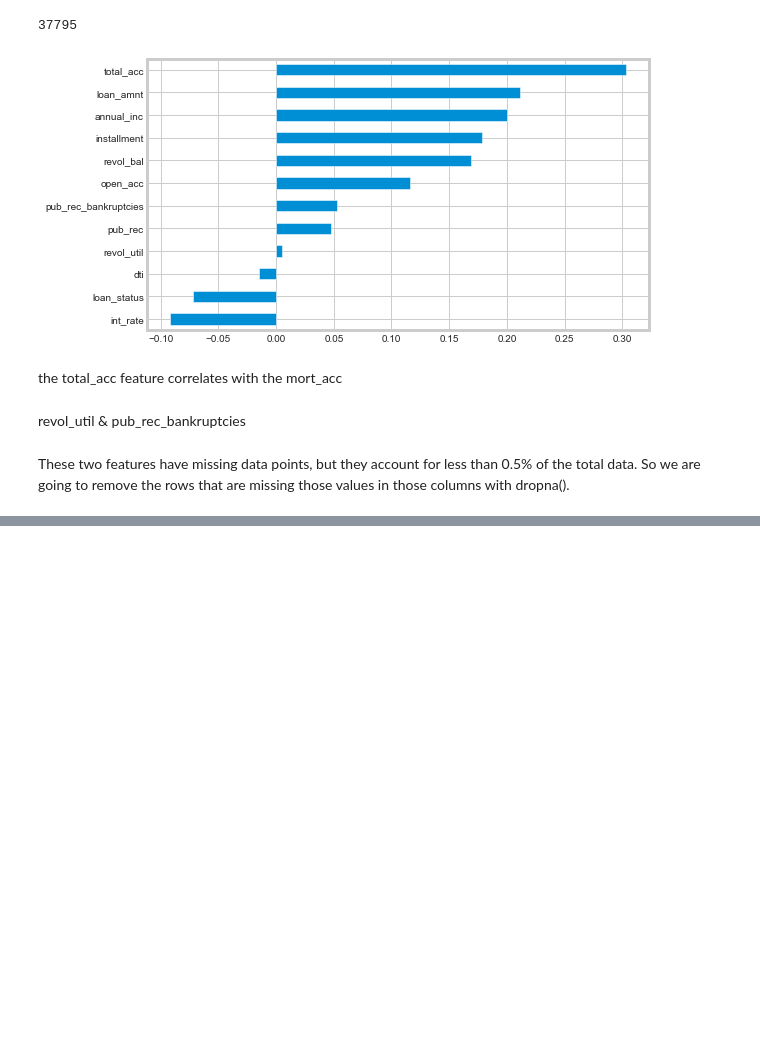
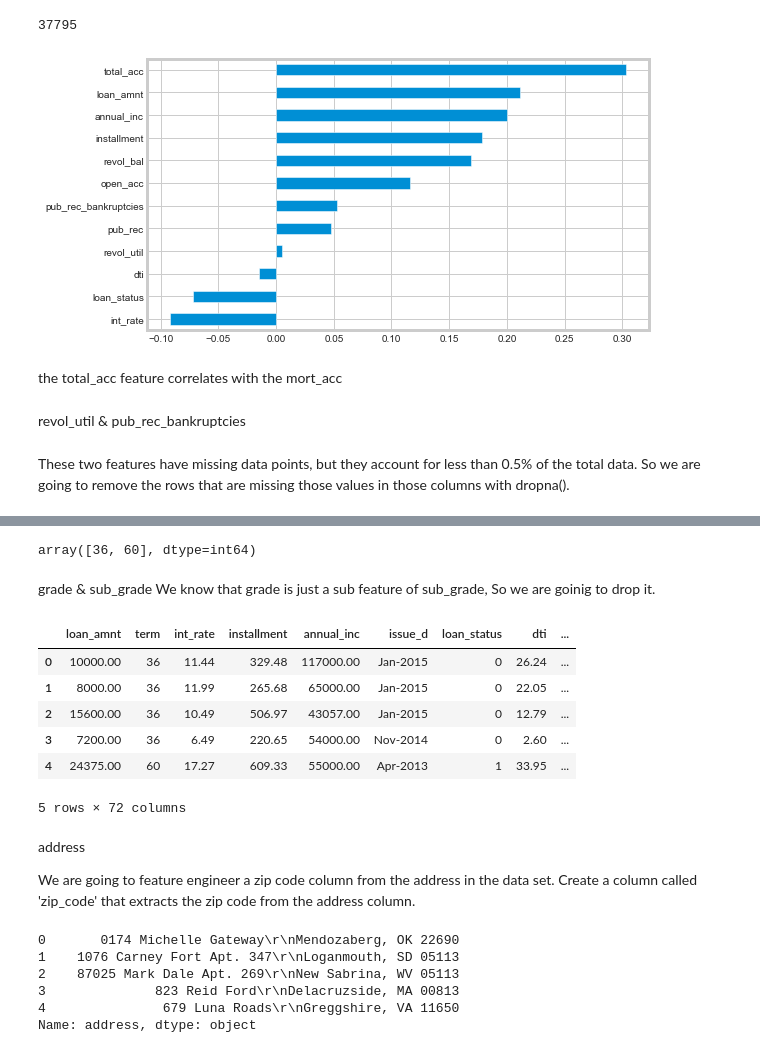
Before and after one commit to shivangi-04/Loan-default-prediction, a Jupyter notebook: preprocessing.ipynb, the cells around one changed output, grey strips where cells are left out. Drawn from its saved outputs; the diff is of its cells as text; code cells hidden in the pictures; blank space fills up the shorter version.

```diff
--- a/preprocessing.ipynb
+++ b/preprocessing.ipynb
@@ -532,6 +532,8 @@ emp_title
 data.emp_title.nunique()
 # %% [output]
 169288
+# %%
+data.drop('emp_title', axis=1, inplace=True)
 # %% [markdown]
 here are too many unique job titles to try to convert,hence remove that emp_title column.
 # %% [markdown]
@@ -641,0 +655,39 @@ Number of Rows in the dataset is: 372338
+# %%
+term_values = {' 36 months': 36, ' 60 months': 60}
+data['term'] = data.term.map(term_values)
+# %%
+data.term.unique()
+# %% [output]
+array([36, 60], dtype=int64)
+# %% [markdown]
+grade & sub_grade
+We know that grade is just a sub feature of sub_grade, So we are goinig to drop it.
+# %%
+data.drop('grade', axis=1, inplace=True)
+# %%
+dummies = ['sub_grade', 'verification_status', 'purpose', 'initial_list_status',
+           'application_type', 'home_ownership']
+data = pd.get_dummies(data, columns=dummies, drop_first=True)
+# %%
+data.head()
+# %% [output]
+|  | loan_amnt | term | int_rate | installment | annual_inc | issue_d | loan_status | dti | ... |
+| 0 | 10000.00 | 36 | 11.44 | 329.48 | 117000.00 | Jan-2015 | 0 | 26.24 | ... |
+| 1 | 8000.00 | 36 | 11.99 | 265.68 | 65000.00 | Jan-2015 | 0 | 22.05 | ... |
+| 2 | 15600.00 | 36 | 10.49 | 506.97 | 43057.00 | Jan-2015 | 0 | 12.79 | ... |
+| 3 | 7200.00 | 36 | 6.49 | 220.65 | 54000.00 | Nov-2014 | 0 | 2.60 | ... |
+| 4 | 24375.00 | 60 | 17.27 | 609.33 | 55000.00 | Apr-2013 | 1 | 33.95 | ... |
+5 rows × 72 columns
+# %% [markdown]
+address
+
+We are going to feature engineer a zip code column from the address in the data set. Create a column called 'zip_code' that extracts the zip code from the address column.
+# %%
+data.address.head()
+# %% [output]
+0       0174 Michelle Gateway\r\nMendozaberg, OK 22690
+1    1076 Carney Fort Apt. 347\r\nLoganmouth, SD 05113
+2    87025 Mark Dale Apt. 269\r\nNew Sabrina, WV 05113
+3              823 Reid Ford\r\nDelacruzside, MA 00813
+4               679 Luna Roads\r\nGreggshire, VA 11650
+Name: address, dtype: object
```
Also changed, not shown: parts of 57 cells of this notebook.
